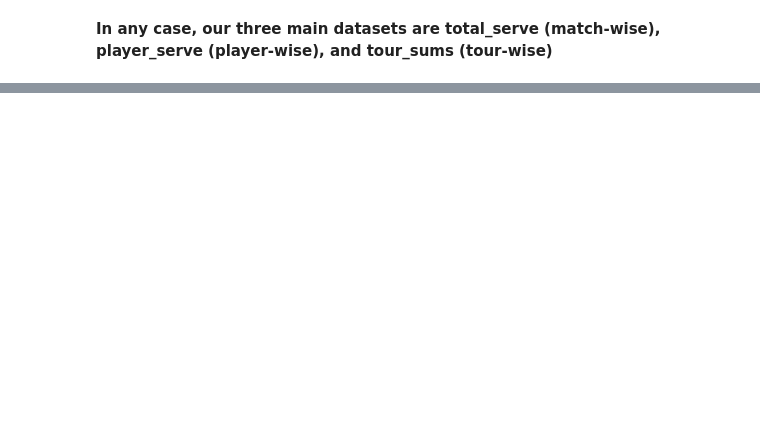
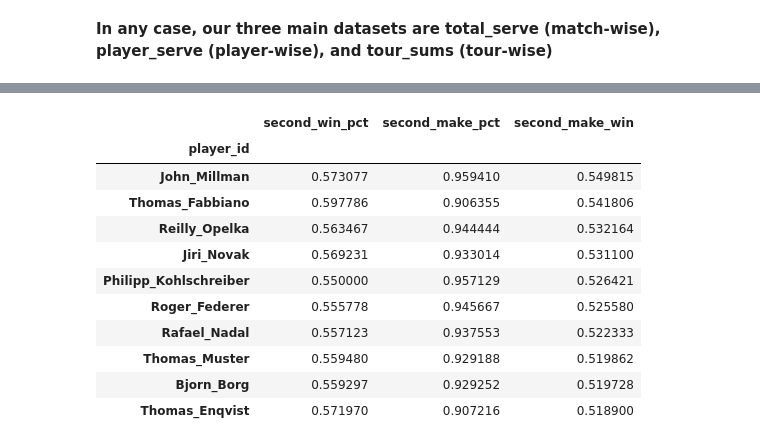
Before and after one commit to jbm4/TennisPlayerAnalysis, a Jupyter notebook: matchchartingstats.ipynb, the cells around one changed output, grey strips where cells are left out. Cells and saved outputs as stored; diff of their text form; code cells hidden in the pictures; blank space fills up the shorter version.

```diff
--- a/matchchartingstats.ipynb
+++ b/matchchartingstats.ipynb
@@ -551,0 +571,15 @@ get_95_ci(zverev["first_make_win"], zverev["second_make_win"])
+# %%
+player_sums.sort_values(by="serve_pts", ascending=False).head(150).sort_values(by="second_make_win", ascending=False).head(10)[['second_win_pct','second_make_pct','second_make_win']]
+# %% [output]
+|  | second_win_pct | second_make_pct | second_make_win |
+| player_id |  |  |  |
+| John_Millman | 0.573077 | 0.959410 | 0.549815 |
+| Thomas_Fabbiano | 0.597786 | 0.906355 | 0.541806 |
+| Reilly_Opelka | 0.563467 | 0.944444 | 0.532164 |
+| Jiri_Novak | 0.569231 | 0.933014 | 0.531100 |
+| Philipp_Kohlschreiber | 0.550000 | 0.957129 | 0.526421 |
+| Roger_Federer | 0.555778 | 0.945667 | 0.525580 |
+| Rafael_Nadal | 0.557123 | 0.937553 | 0.522333 |
+| Thomas_Muster | 0.559480 | 0.929188 | 0.519862 |
+| Bjorn_Borg | 0.559297 | 0.929252 | 0.519728 |
+| Thomas_Enqvist | 0.571970 | 0.907216 | 0.518900 |
```
Also changed, not shown: parts of 5 cells of this notebook, 1 other file.
